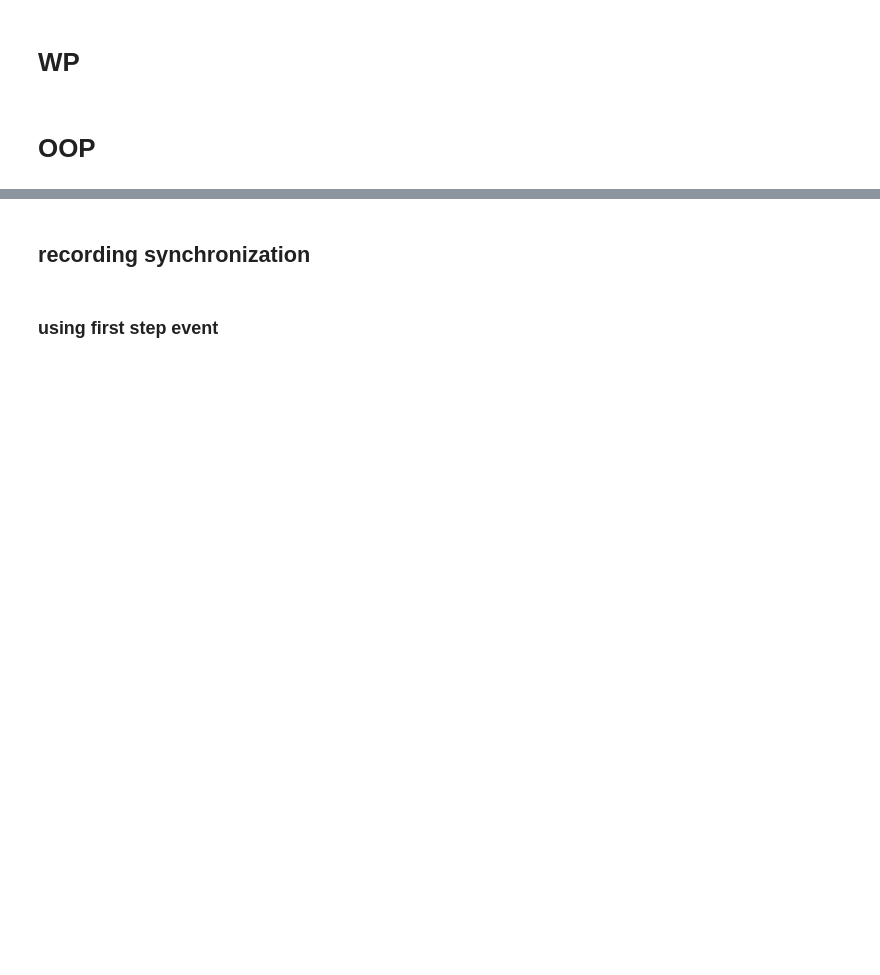
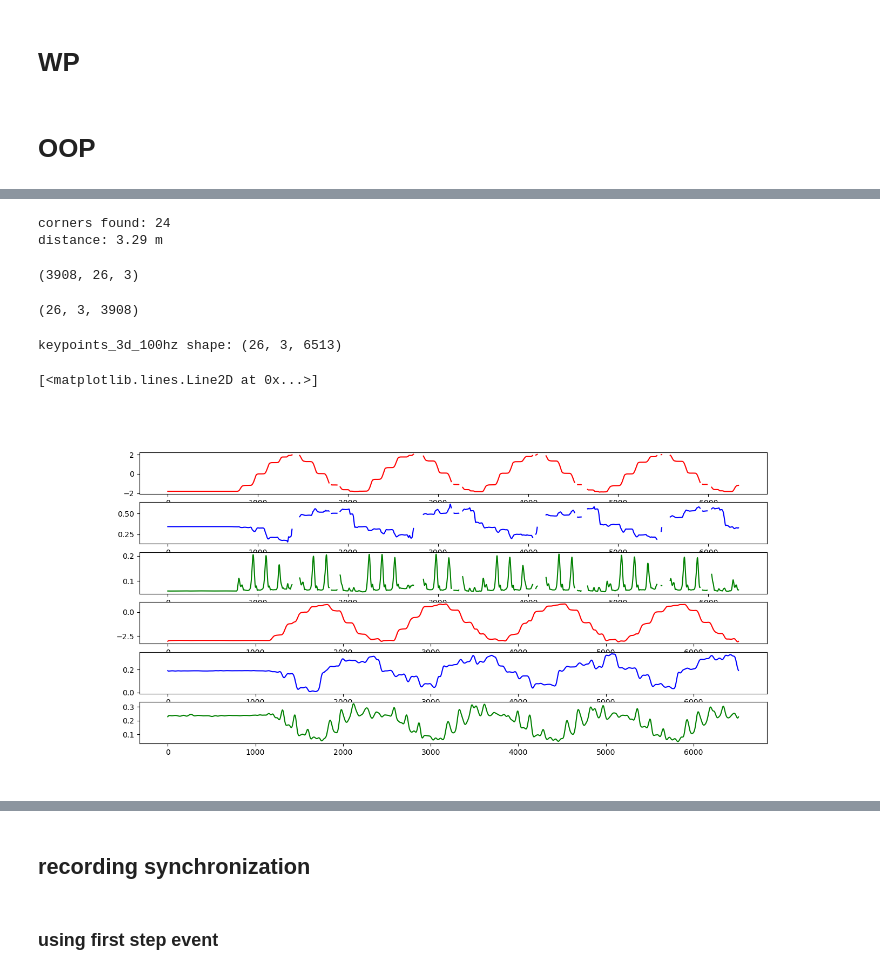
Before and after one commit to MateUnger/StereoVision, a Jupyter notebook: pipeline.ipynb, the cells around one changed output, grey strips where cells are left out. Saved outputs shown, nothing was run; the diff lists cells and outputs as text; code cells hidden in the pictures; blank space fills up the shorter version.

Commit message:
add stereo upsampling wip

```diff
--- a/pipeline.ipynb
+++ b/pipeline.ipynb
@@ -512,7 +526,7 @@ file_path = f"stereo_videos\\validation_test\\{participant}\\{paradigm}\\qualisy
 data = np.load(file_path, allow_pickle=True)
 # qualisys_data = data['pose_data']
 qualisys_data = data["keypoints"]
-qualisys_labels = data['kpt_labels']
+qualisys_labels = data['labels']
 print(f"Qualisys data keys: {list(data.keys())}")
 print(f"Qualisys data shape: {qualisys_data.shape}")
 # %%
@@ -1720,0 +1978,74 @@ loaded data from: ./stereo_videos\validation_test\mate_unger\normal_walking\ster
+# %%
+# transform to global coords
+calibraiton_img_path = f"stereo_videos\\validation_test\\{participant}\\{paradigm}\\stereo_calibration.png"
+R, t = get_extrinsics(calibraiton_img_path, camera_serial_number='SN43916681', debug_fig_path=None)
+keypoints_3d_global = transform_to_global_frame(camera_frame_keypoints=keypoints_3d_prefiltered,rotation_matrix=R, translation_vector=t)
+keypoints_3d_global.shape
+# %% [output]
+corners found: 24
+distance: 3.29 m
+(3908, 26, 3)
+# %%
+# filter keypoints
+keypoints_3d_filt = filter_data(
+    data=keypoints_3d_global.transpose(1, 2, 0),
+    sampling_rate=60,
+    filter_type="lowpass",
+    cutoff=[2],
+    order=4,
+    gap_size=0.25,
+)
+print(keypoints_3d_filt.shape)
+# %% [output]
+(26, 3, 3908)
+# %%
+# resample to 100 Hz
+original_fps = 60
+target_fps = 100
+n_frames = keypoints_3d_filt.shape[2]
+n_frames_new = int(np.round(n_frames * target_fps / original_fps))
+
+keypoints_3d_100hz = resample(keypoints_3d_filt, n_frames_new, axis=2,window=100)
+
+print(f"keypoints_3d_100hz shape: {keypoints_3d_100hz.shape}")
+# %% [output]
+keypoints_3d_100hz shape: (26, 3, 6513)
+# %%
+# load QUALISYS data
+file_path = f"stereo_videos\\validation_test\\{participant}\\{paradigm}\\qualisys.npz"
+data = np.load(file_path, allow_pickle=True)
+
+qualisys_keypoints = filter_data(data["keypoints"],100,'lowpass',[7],4,0.25)
+qualisys_labels = data['labels']
+# %%
+keypoint_name = "right_ankle"
+qualisys_idx = list(qualisys_labels).index(keypoint_name)
+stereo_idx = list(stereo_labels).index(keypoint_name)
+
+plt.close('all')
+fig, axs = plt.subplots(6,1,figsize=(15,7))
+## position
+axs[0].plot(qualisys_keypoints[qualisys_idx,0,:],'r')
+axs[1].plot(qualisys_keypoints[qualisys_idx,1,:],'b')
+axs[2].plot(qualisys_keypoints[qualisys_idx,2,:],'g')
+
+axs[3].plot(keypoints_3d_100hz[stereo_idx,0,:],'r')
+axs[4].plot(keypoints_3d_100hz[stereo_idx,1,:],'b')
+axs[5].plot(keypoints_3d_100hz[stereo_idx,2,:],'g')
+
+## velocity
+# axs[0].plot(np.diff(qualisys_keypoints[qualisys_idx,0,:]),'r')
+# axs[1].plot(np.diff(qualisys_keypoints[qualisys_idx,1,:]),'b')
+# axs[2].plot(np.diff(qualisys_keypoints[qualisys_idx,2,:]),'g')
+
+# axs[3].plot(np.diff(keypoints_3d_100hz[stereo_idx,0,:]),'r')
+# axs[4].plot(np.diff(keypoints_3d_100hz[stereo_idx,1,:]),'b')
+# axs[5].plot(np.diff(keypoints_3d_100hz[stereo_idx,2,:]),'g')
+
+
+
+# for ax in axs:
+#     ax.legend()
+# %% [output]
+[<matplotlib.lines.Line2D at 0x...>]
+[figure, added]
```
Also changed, not shown: parts of 32 cells of this notebook, 2 other files.
